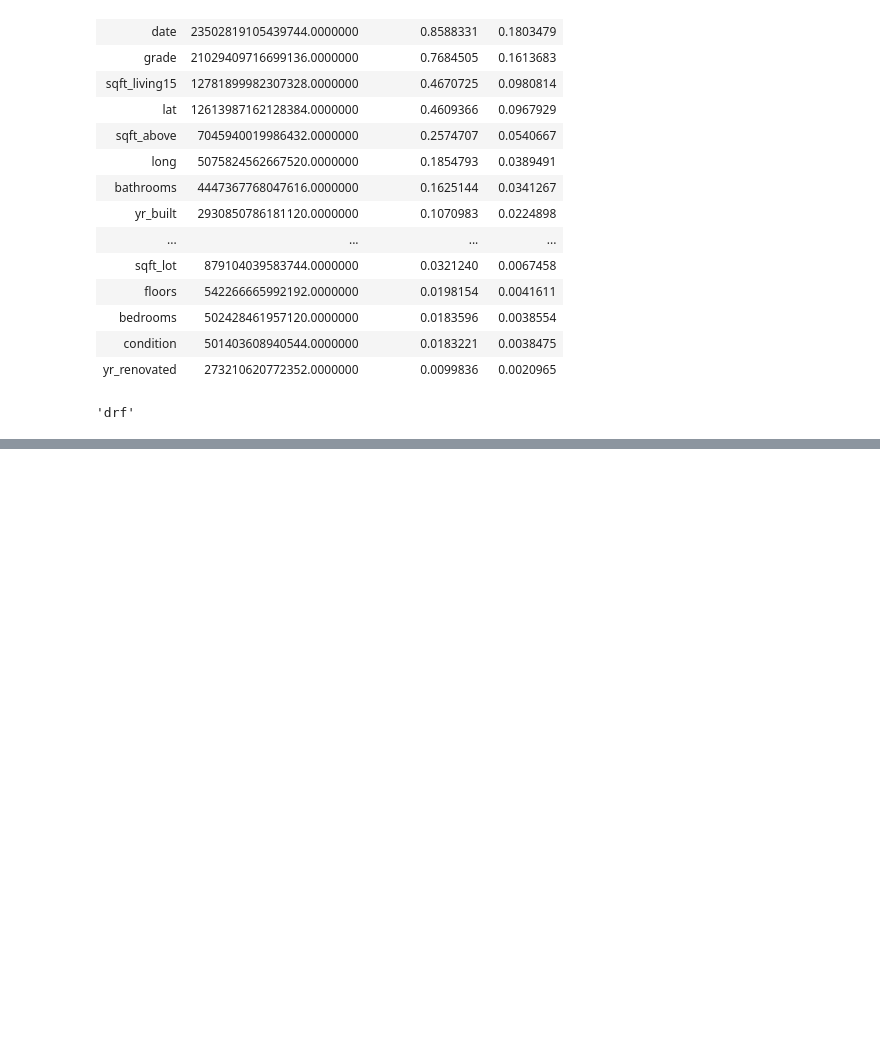
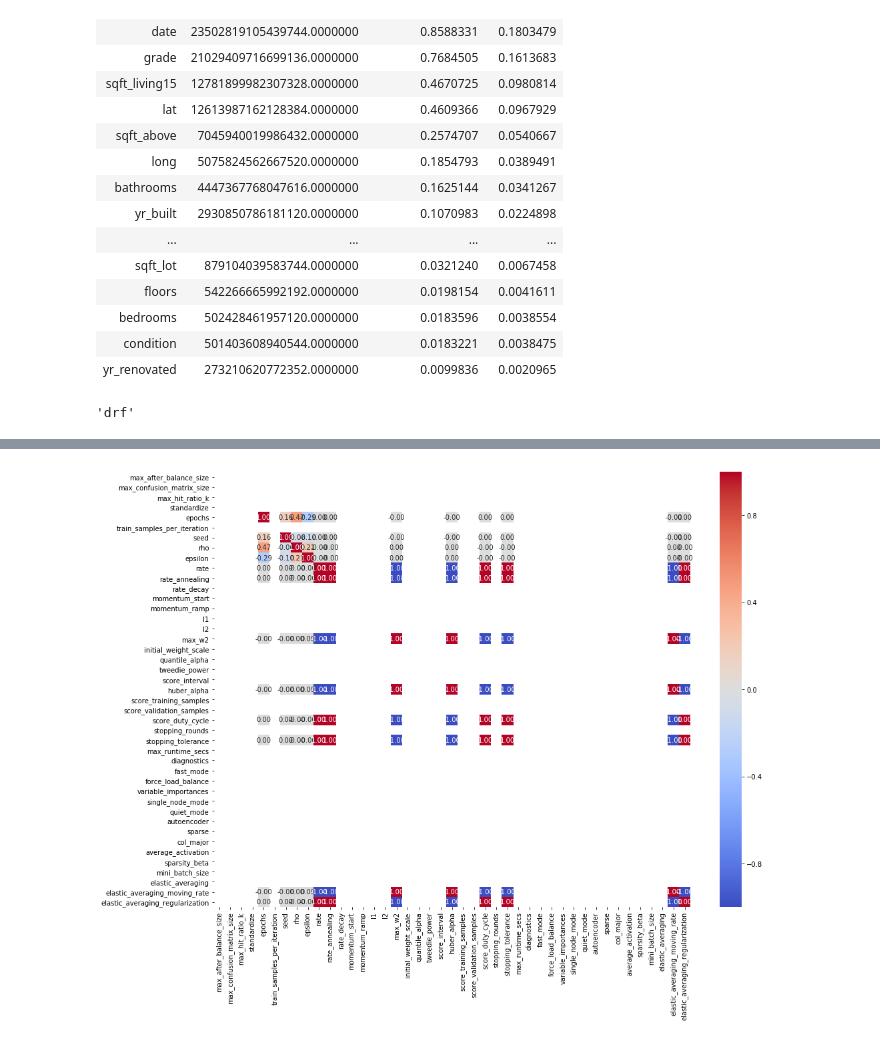
Before and after one commit to INFO6105-Spring19/hyperparameter-db-project-ds10, a Jupyter notebook: ML_Project_Hyperparameters.ipynb, the cells around one changed output, grey strips where cells are left out. Cells and saved outputs as stored; diff of their text form; code cells hidden in the pictures; blank space fills up the shorter version.

```diff
--- a/ML_Project_Hyperparameters.ipynb
+++ b/ML_Project_Hyperparameters.ipynb
@@ -2207,0 +2301,2 @@ best_model.algo
+# %%
+deep_learning=pd.read_csv("Deep_Learning.csv", sep=',')
@@ -2207,0 +2389,6 @@ best_model.algo
+# %%
+plt.figure(figsize=(16,12))
+sns.heatmap(data=deep_learning.iloc[:,2:].corr(),annot=True,fmt='.2f',cmap='coolwarm')
+plt.show()
+# %% [output]
+[figure, added]
```
Also changed, not shown: parts of 30 cells of this notebook, 7 other files.
